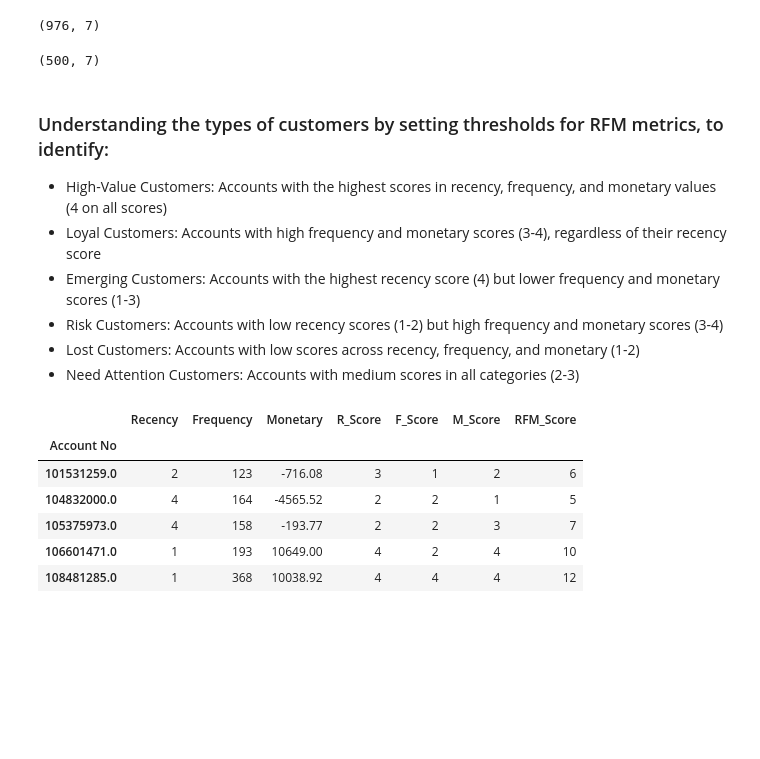
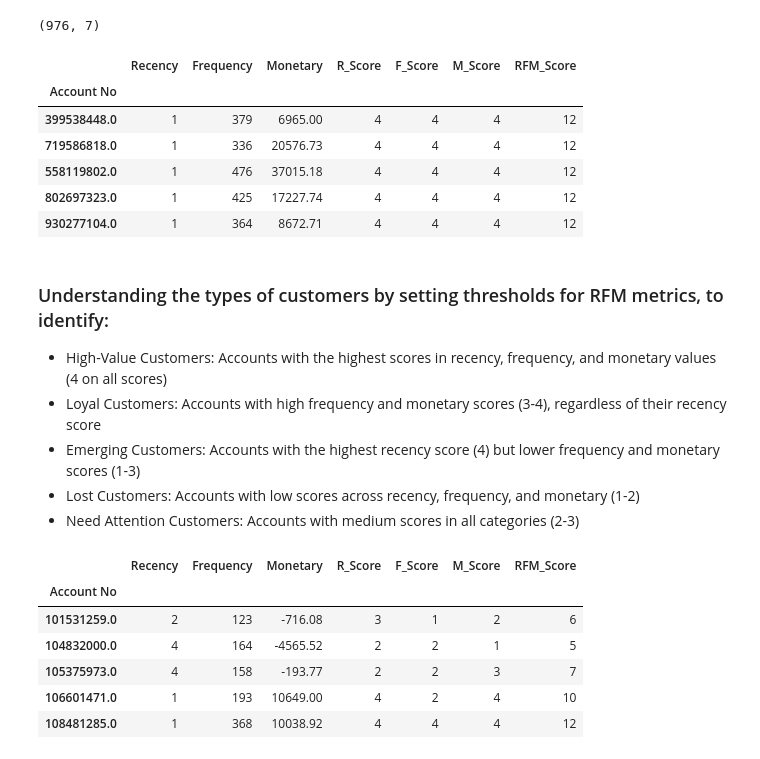
Before and after one commit to UoB-DSMP-2023-24/dsmp-2024-group-35, a Jupyter notebook: DSMP_DS2.ipynb, the cells around one changed output. Cells and saved outputs as stored; diff of their text form; code cells hidden in the pictures; blank space fills up the shorter version.

```diff
--- a/DSMP_DS2.ipynb
+++ b/DSMP_DS2.ipynb
@@ -232,15 +232,20 @@ best_customers.shape
 # %%
 # Top 500 customers
 top_500_customers = best_customers.head(500)
-top_500_customers.shape
+top_500_customers.head()
 # %% [output]
-(500, 7)
+|  | Recency | Frequency | Monetary | R_Score | F_Score | M_Score | RFM_Score |
+| Account No |  |  |  |  |  |  |  |
+| 399538448.0 | 1 | 379 | 6965.00 | 4 | 4 | 4 | 12 |
+| 719586818.0 | 1 | 336 | 20576.73 | 4 | 4 | 4 | 12 |
+| 558119802.0 | 1 | 476 | 37015.18 | 4 | 4 | 4 | 12 |
+| 802697323.0 | 1 | 425 | 17227.74 | 4 | 4 | 4 | 12 |
+| 930277104.0 | 1 | 364 | 8672.71 | 4 | 4 | 4 | 12 |
 # %% [markdown]
 ### Understanding the types of customers by setting thresholds for RFM metrics, to identify:
 * High-Value Customers: Accounts with the highest scores in recency, frequency, and monetary values (4 on all scores)
 * Loyal Customers: Accounts with high frequency and monetary scores (3-4), regardless of their recency score
 * Emerging Customers: Accounts with the highest recency score (4) but lower frequency and monetary scores (1-3)
-* Risk Customers: Accounts with low recency scores (1-2) but high frequency and monetary scores (3-4)
 * Lost Customers:  Accounts with low scores across recency, frequency, and monetary (1-2)
 * Need Attention Customers: Accounts with medium scores in all categories (2-3)
 # %%
```
Also changed, not shown: parts of 11 cells of this notebook, 1 other file.
